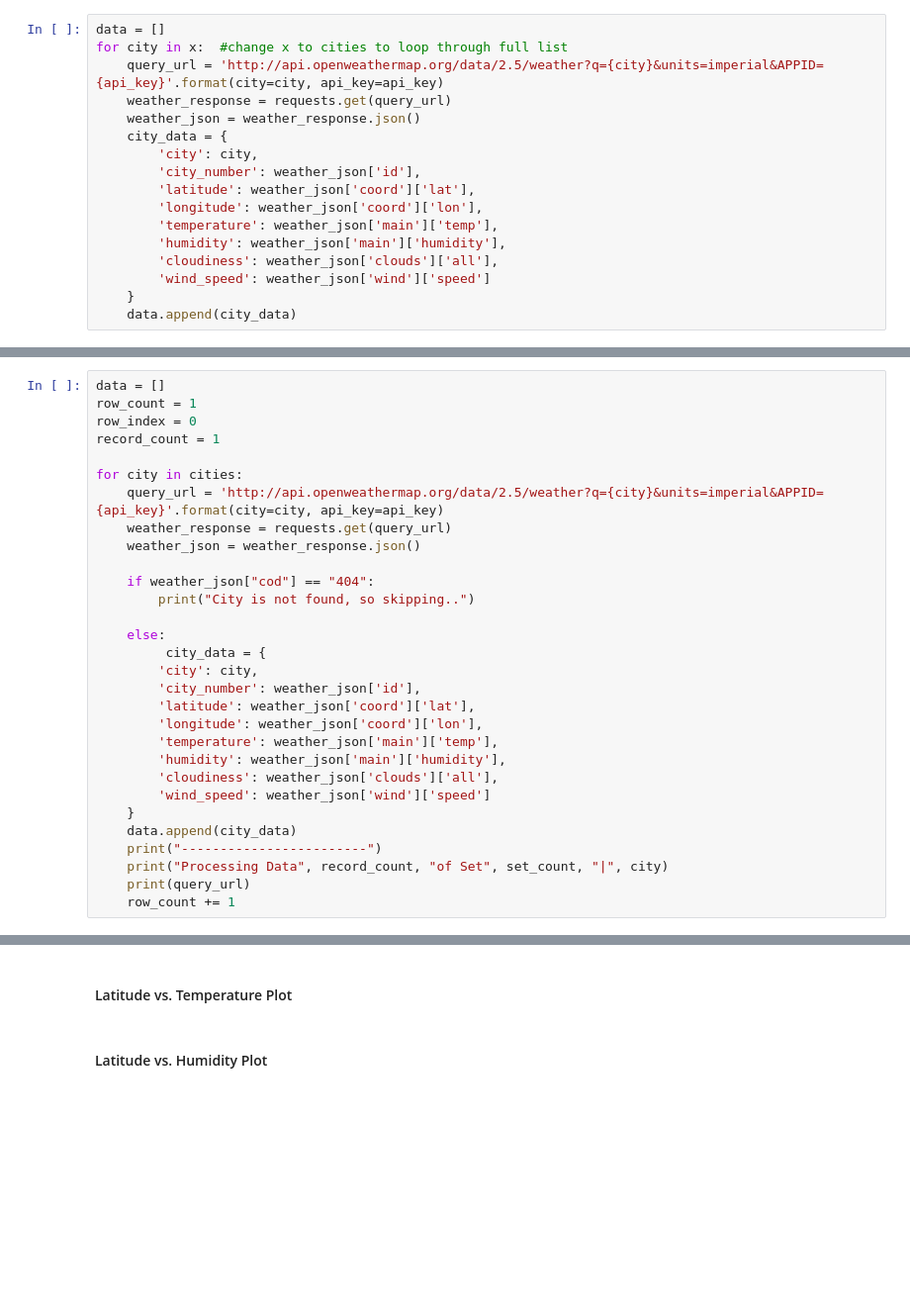
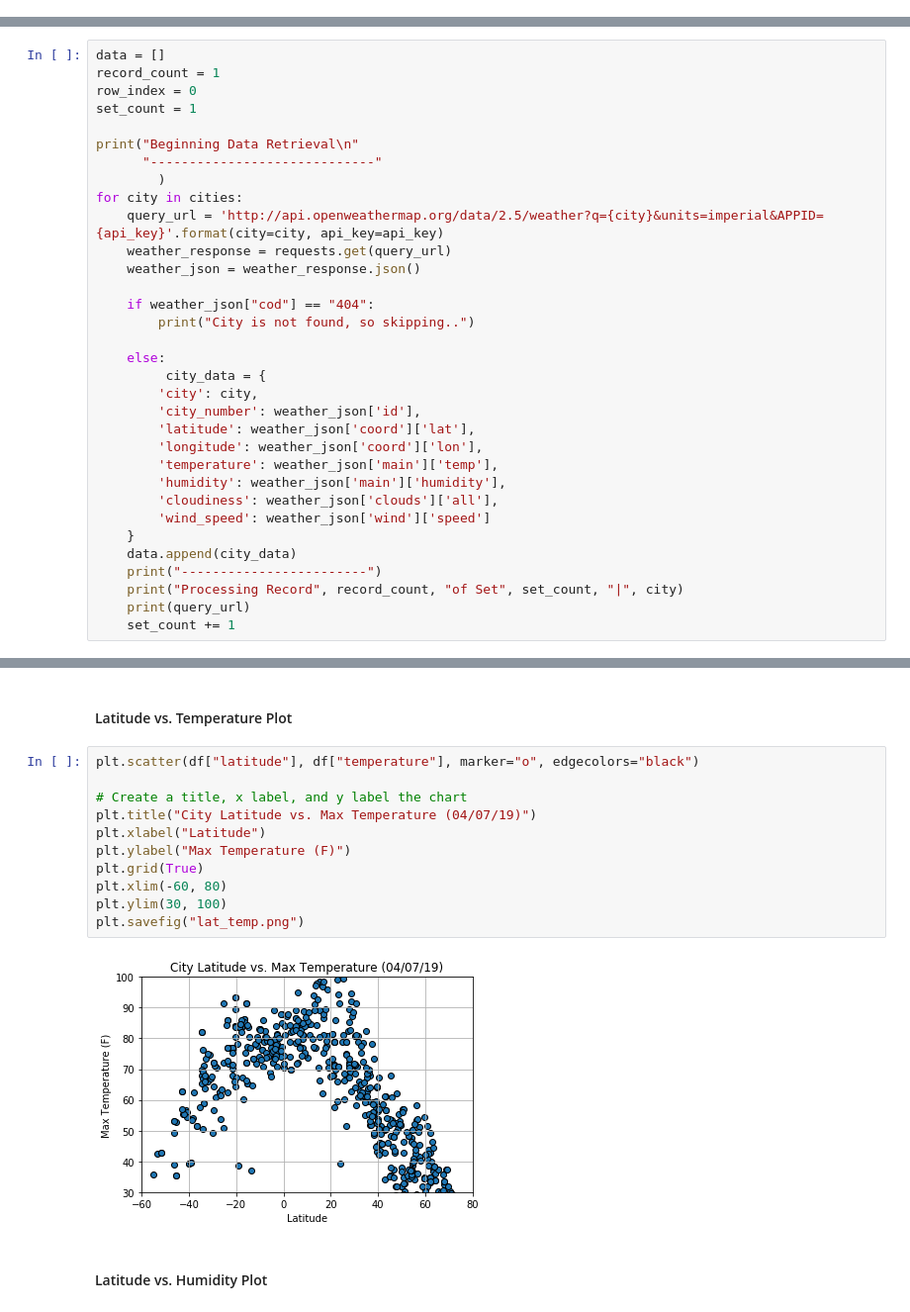
Before and after one commit to KayJayRamsey/API-, a Jupyter notebook: API/Python-APIs_Homework.ipynb, the cells around one changed output, grey strips where cells are left out. Shown: that part at 99% size. Cells and saved outputs as stored; diff of their text form; blank space fills up the shorter version.

```diff
--- a/API/Python-APIs_Homework.ipynb
+++ b/API/Python-APIs_Homework.ipynb
@@ -109,17 +102,0 @@ x = cities[:10] #created a subset to test of 10 cities
-# %%
-data = []
-for city in x:  #change x to cities to loop through full list
-    query_url = 'http://api.openweathermap.org/data/2.5/weather?q={city}&units=imperial&APPID={api_key}'.format(city=city, api_key=api_key)
-    weather_response = requests.get(query_url)
-    weather_json = weather_response.json()
-    city_data = {
-        'city': city,
-        'city_number': weather_json['id'],
-        'latitude': weather_json['coord']['lat'],
-        'longitude': weather_json['coord']['lon'],
-        'temperature': weather_json['main']['temp'],
-        'humidity': weather_json['main']['humidity'],
-        'cloudiness': weather_json['clouds']['all'],
-        'wind_speed': weather_json['wind']['speed']
-    }
-    data.append(city_data)
@@ -149,10 +106,13 @@ df
 * Include a print log of each city as it'sbeing processed (with the city number and city name).
 # %%
 data = []
-row_count = 1
+record_count = 1
 row_index = 0
-record_count = 1
+set_count = 1
 
+print("Beginning Data Retrieval\n"
+      "-----------------------------"
+        )
 for city in cities:
     query_url = 'http://api.openweathermap.org/data/2.5/weather?q={city}&units=imperial&APPID={api_key}'.format(city=city, api_key=api_key)
     weather_response = requests.get(query_url)
@@ -174,7 +134,7 @@ for city in cities:
     }
     data.append(city_data)
     print("------------------------")
-    print("Processing Data", record_count, "of Set", set_count, "|", city)
+    print("Processing Record", record_count, "of Set", set_count, "|", city)
     print(query_url)
-    row_count += 1
+    set_count += 1
 # %% [output]
@@ -197,5 +179,18 @@ FileNotFoundError: [Errno 2] No such file or directory: 'output_data/cities.csv'
 * Save the plotted figures as .pngs.
 # %% [markdown]
 #### Latitude vs. Temperature Plot
+# %%
+plt.scatter(df["latitude"], df["temperature"], marker="o", edgecolors="black")
+
+# Create a title, x label, and y label the chart
+plt.title("City Latitude vs. Max Temperature (04/07/19)")
+plt.xlabel("Latitude")
+plt.ylabel("Max Temperature (F)")
+plt.grid(True)
+plt.xlim(-60, 80)
+plt.ylim(30, 100)
+plt.savefig("lat_temp.png")
+# %% [output]
+[figure, added]
 # %% [markdown]
 #### Latitude vs. Humidity Plot
```
Also changed, not shown: parts of 18 cells of this notebook.
